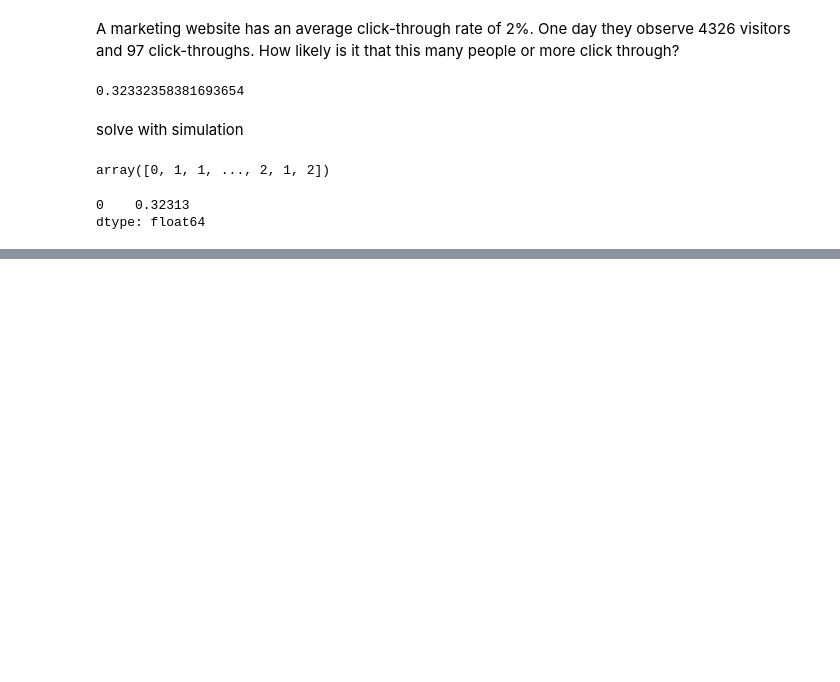
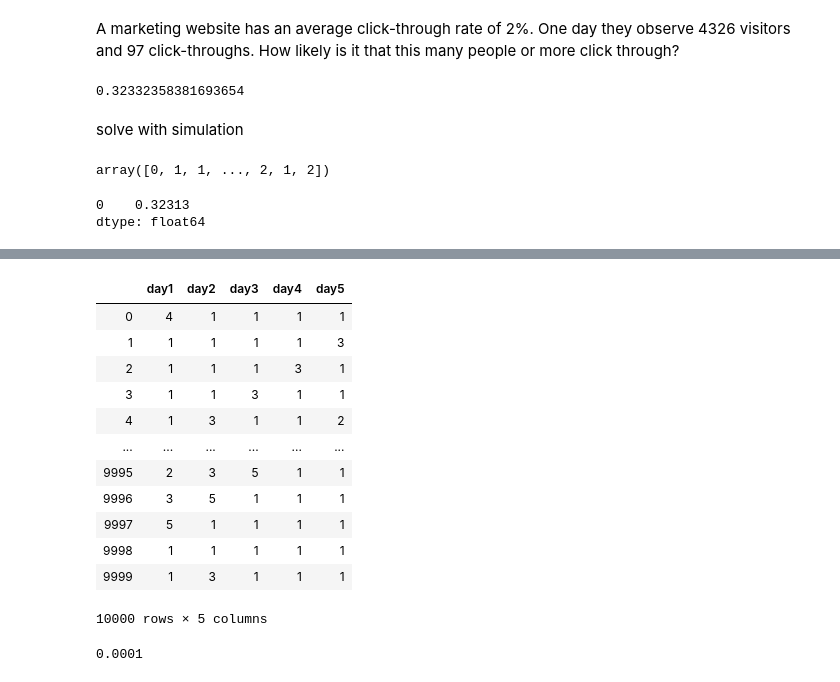
Before and after one commit to ravinder79/statistics-exercises, a Jupyter notebook: probability_distributions.ipynb, the cells around one changed output, grey strips where cells are left out. Cells and saved outputs as stored; diff of their text form; code cells hidden in the pictures; blank space fills up the shorter version.

```diff
--- a/probability_distributions.ipynb
+++ b/probability_distributions.ipynb
@@ -222,0 +428,23 @@ dtype: float64
+# %%
+clean = clean.drop(columns=['match'])
+# %%
+#convert 'day' columns from float to int
+clean['day3'] = clean['day3'].astype(int)
+clean['day4'] = clean['day4'].astype(int)
+clean['day5'] = clean['day5'].astype(int)
+# %%
+clean
+# %% [output]
+|  | day1 | day2 | day3 | day4 | day5 |
+| 0 | 4 | 1 | 1 | 1 | 1 |
+| 1 | 1 | 1 | 1 | 1 | 3 |
+| 2 | 1 | 1 | 1 | 3 | 1 |
+| 3 | 1 | 1 | 3 | 1 | 1 |
+| 4 | 1 | 3 | 1 | 1 | 2 |
+| ... | ... | ... | ... | ... | ... |
+| 9995 | 2 | 3 | 5 | 1 | 1 |
+| 9996 | 3 | 5 | 1 | 1 | 1 |
+| 9997 | 5 | 1 | 1 | 1 | 1 |
+| 9998 | 1 | 1 | 1 | 1 | 1 |
+| 9999 | 1 | 3 | 1 | 1 | 1 |
+10000 rows × 5 columns
@@ -222,0 +453,4 @@ dtype: float64
+# %%
+clean.match1.mean()
+# %% [output]
+0.0001
```
Also changed, not shown: parts of 37 cells of this notebook.
